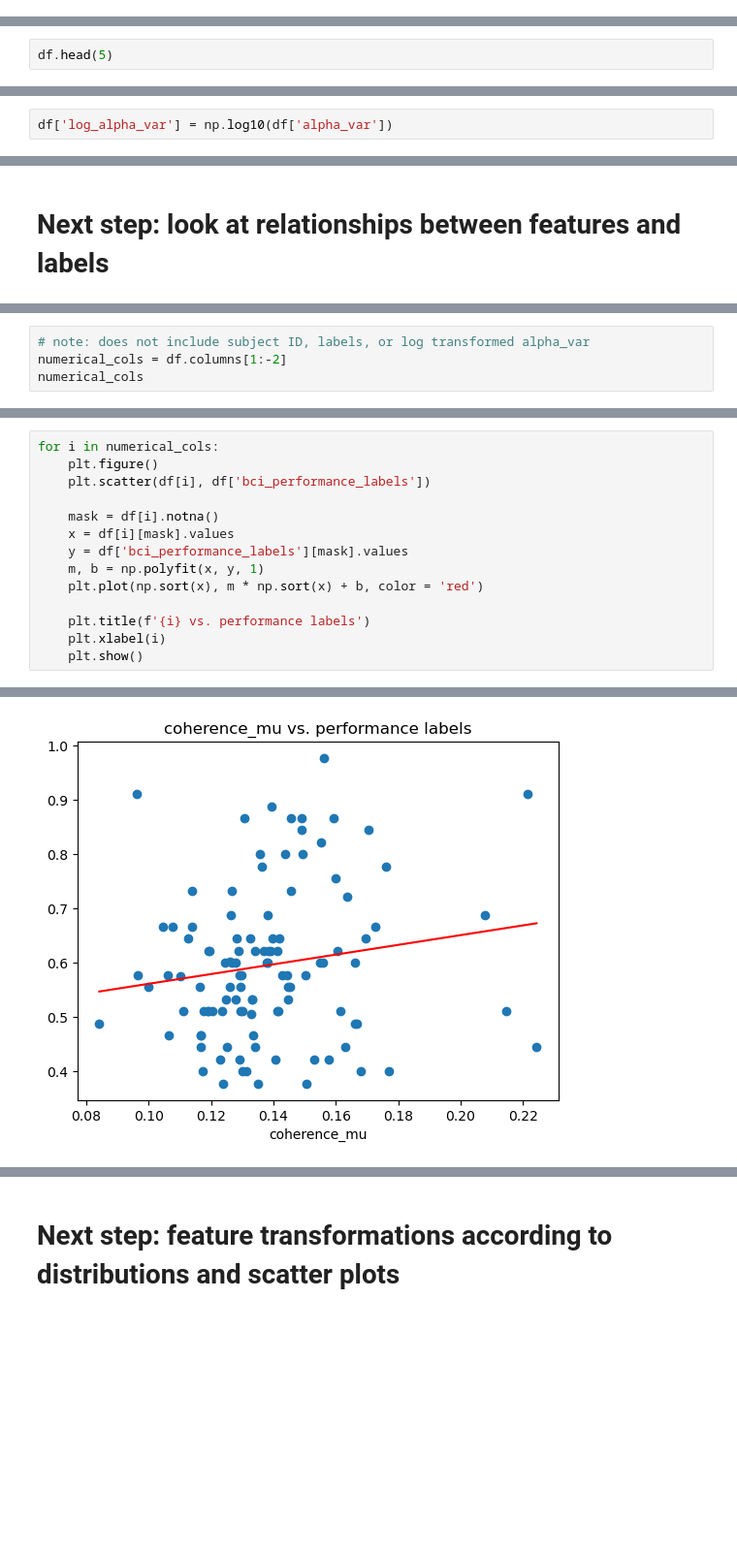
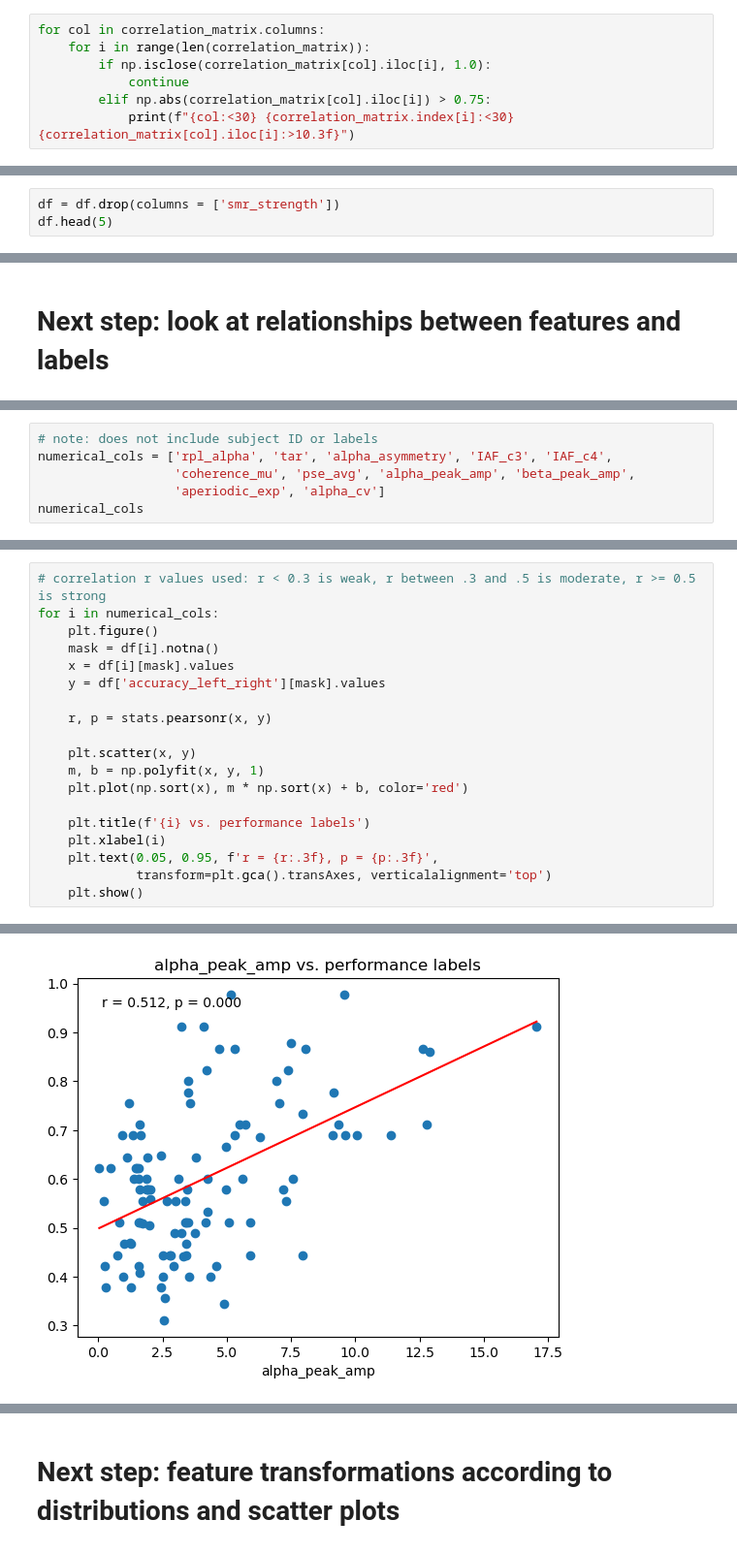
Before and after one commit to AL2024UCSD/EEG-Project, a Jupyter notebook: EDA_daniel.ipynb, the cells around one changed output, grey strips where cells are left out. Shown at 97% size. Drawn from its saved outputs; the diff is of its cells as text; blank space fills up the shorter version.

```diff
--- a/EDA_daniel.ipynb
+++ b/EDA_daniel.ipynb
@@ -350,0 +378,7 @@ Name: rpl_alpha, dtype: float64
+# %%
+for col in correlation_matrix.columns:
+    for i in range(len(correlation_matrix)):
+        if np.isclose(correlation_matrix[col].iloc[i], 1.0):
+            continue
+        elif np.abs(correlation_matrix[col].iloc[i]) > 0.75:
+            print(f"{col:<30} {correlation_matrix.index[i]:<30} {correlation_matrix[col].iloc[i]:>10.3f}")
@@ -353,5 +407,6 @@ Name: rpl_alpha, dtype: float64
 - use either rpl or absolute power consistently
 - avg c3 and c4 features
 # %%
+df = df.drop(columns = ['smr_strength'])
 df.head(5)
 # %% [output]
@@ -397,2 +439,0 @@ Name: alpha_var, dtype: float64
-# %%
-df['log_alpha_var'] = np.log10(df['alpha_var'])
@@ -418,6 +449,8 @@ Index(['subject_id', 'rpl_alpha', 'alpha_asymmetry', 'rpl_lower_beta',
       dtype='object')
 # %%
-# note: does not include subject ID, labels, or log transformed alpha_var
-numerical_cols = df.columns[1:-2]
+# note: does not include subject ID or labels
+numerical_cols = ['rpl_alpha', 'tar', 'alpha_asymmetry', 'IAF_c3', 'IAF_c4',
+                  'coherence_mu', 'pse_avg', 'alpha_peak_amp', 'beta_peak_amp',
+                  'aperiodic_exp', 'alpha_cv']
 numerical_cols
 # %% [output]
@@ -430,15 +468,20 @@ Index(['rpl_alpha', 'alpha_asymmetry', 'rpl_lower_beta', 'rpl_upper_beta',
 # %%
+# correlation r values used: r < 0.3 is weak, r between .3 and .5 is moderate, r >= 0.5 is strong
 for i in numerical_cols:
     plt.figure()
-    plt.scatter(df[i], df['bci_performance_labels'])
-
     mask = df[i].notna()
     x = df[i][mask].values
-    y = df['bci_performance_labels'][mask].values
+    y = df['accuracy_left_right'][mask].values
+
+    r, p = stats.pearsonr(x, y)
+
+    plt.scatter(x, y)
     m, b = np.polyfit(x, y, 1)
-    plt.plot(np.sort(x), m * np.sort(x) + b, color = 'red')
+    plt.plot(np.sort(x), m * np.sort(x) + b, color='red')
 
     plt.title(f'{i} vs. performance labels')
     plt.xlabel(i)
+    plt.text(0.05, 0.95, f'r = {r:.3f}, p = {p:.3f}',
+             transform=plt.gca().transAxes, verticalalignment='top')
     plt.show()
 # %% [output]
@@ -452 +495 @@ for i in numerical_cols:
-[figure, old version]
+[figure, new version]
```
Also changed, not shown: parts of 73 cells of this notebook.
